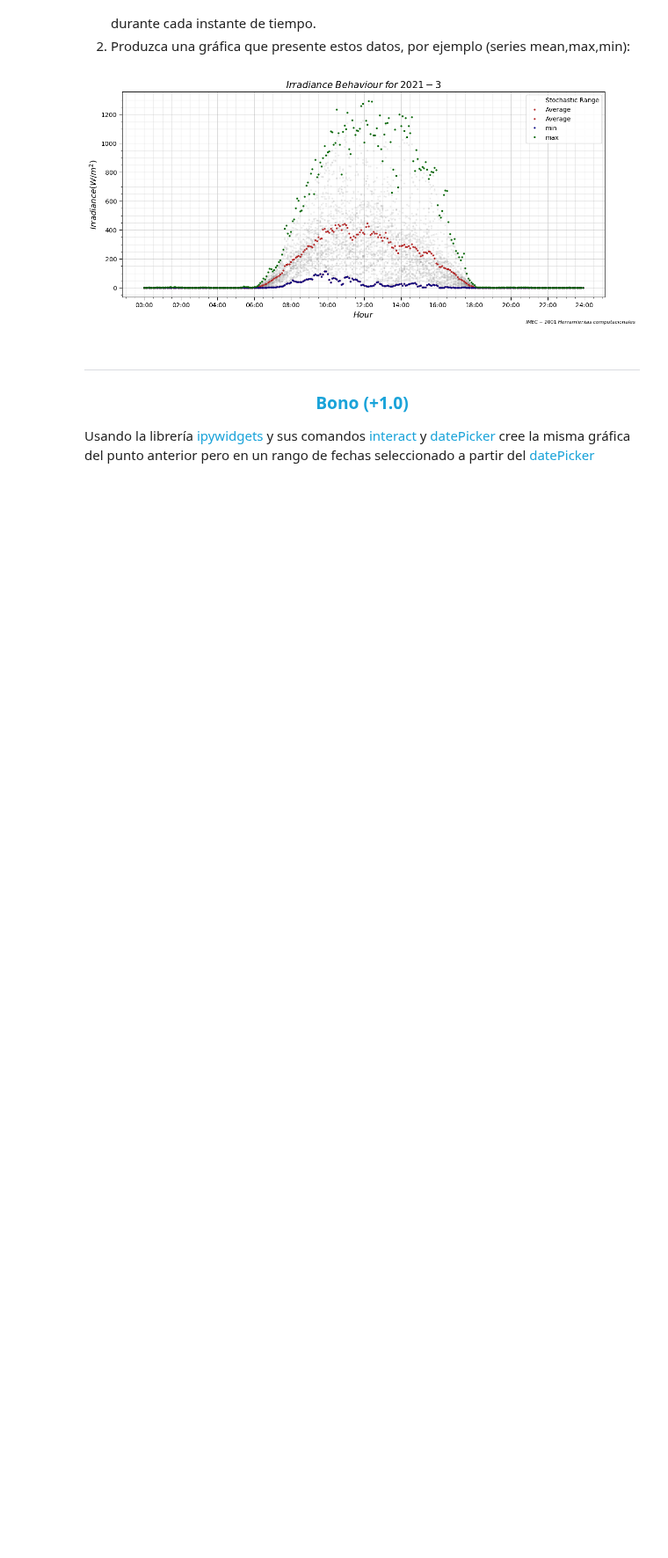
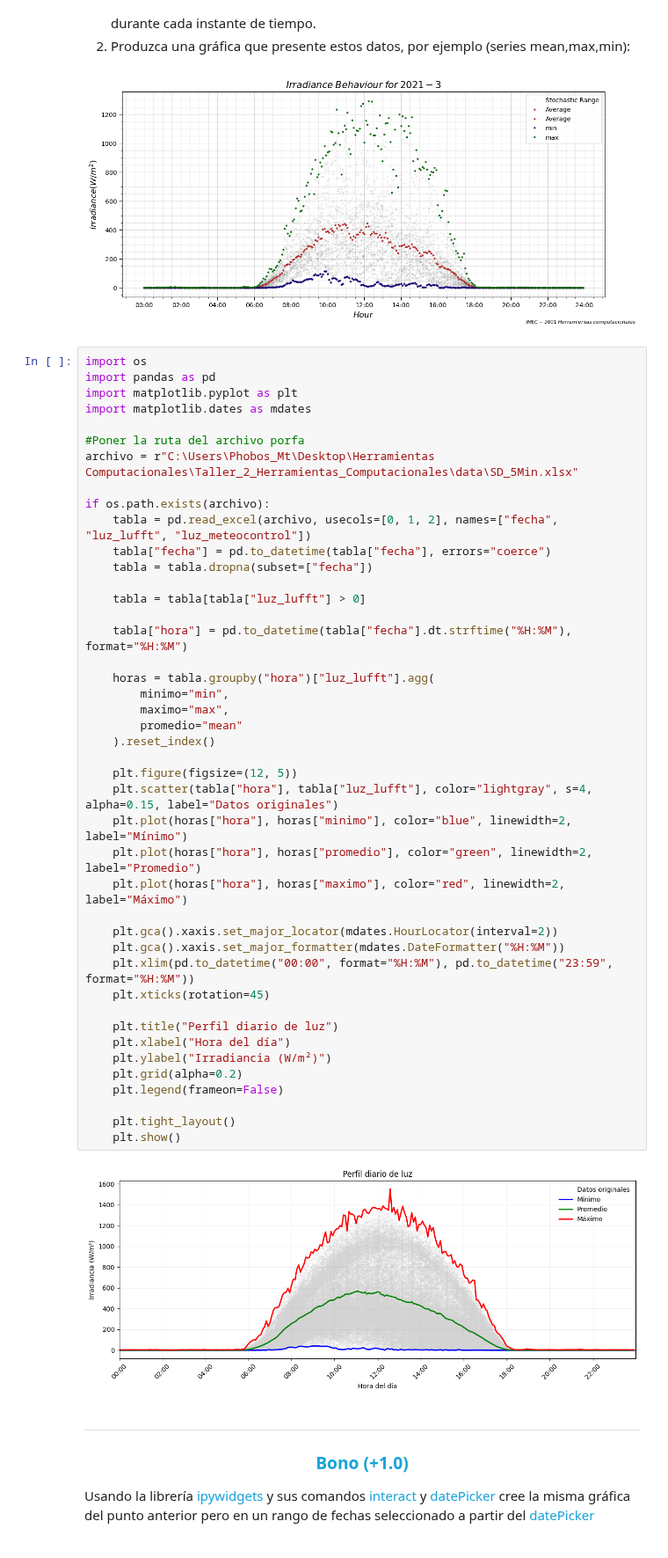
Before and after one commit to Juanvalencia112/Taller1_Herramientas_computacionales, a Jupyter notebook: taller2_herramientas/Taller 2. Herramientas.ipynb, the cells around one changed output. Shown at 88% size. Cells and saved outputs as stored; diff of their text form; blank space fills up the shorter version.

```diff
--- a/taller2_herramientas/Taller 2. Herramientas.ipynb
+++ b/taller2_herramientas/Taller 2. Herramientas.ipynb
@@ -104,6 +104,51 @@ En la carpeta data se dispone el archivo <font color="#1AA3D9">SD_5Min.xlsx</fon
 2. Produzca una gráfica que presente estos datos, por ejemplo (series mean,max,min):
 
 # <center> ![image-2.png](attachment:image-2.png)
+# %%
+import os
+import pandas as pd
+import matplotlib.pyplot as plt
+import matplotlib.dates as mdates
+
+#Poner la ruta del archivo porfa
+archivo = r"C:\Users\Phobos_Mt\Desktop\Herramientas Computacionales\Taller_2_Herramientas_Computacionales\data\SD_5Min.xlsx"
+
+if os.path.exists(archivo):
+    tabla = pd.read_excel(archivo, usecols=[0, 1, 2], names=["fecha", "luz_lufft", "luz_meteocontrol"])
+    tabla["fecha"] = pd.to_datetime(tabla["fecha"], errors="coerce")
+    tabla = tabla.dropna(subset=["fecha"])
+
+    tabla = tabla[tabla["luz_lufft"] > 0]
+
+    tabla["hora"] = pd.to_datetime(tabla["fecha"].dt.strftime("%H:%M"), format="%H:%M")
+
+    horas = tabla.groupby("hora")["luz_lufft"].agg(
+        minimo="min",
+        maximo="max",
+        promedio="mean"
+    ).reset_index()
+
+    plt.figure(figsize=(12, 5))
+    plt.scatter(tabla["hora"], tabla["luz_lufft"], color="lightgray", s=4, alpha=0.15, label="Datos originales")
+    plt.plot(horas["hora"], horas["minimo"], color="blue", linewidth=2, label="Mínimo")
+    plt.plot(horas["hora"], horas["promedio"], color="green", linewidth=2, label="Promedio")
+    plt.plot(horas["hora"], horas["maximo"], color="red", linewidth=2, label="Máximo")
+
+    plt.gca().xaxis.set_major_locator(mdates.HourLocator(interval=2))
+    plt.gca().xaxis.set_major_formatter(mdates.DateFormatter("%H:%M"))
+    plt.xlim(pd.to_datetime("00:00", format="%H:%M"), pd.to_datetime("23:59", format="%H:%M"))
+    plt.xticks(rotation=45)
+
+    plt.title("Perfil diario de luz")
+    plt.xlabel("Hora del día")
+    plt.ylabel("Irradiancia (W/m²)")
+    plt.grid(alpha=0.2)
+    plt.legend(frameon=False)
+
+    plt.tight_layout()
+    plt.show()
+# %% [output]
+[figure, added]
 # %% [markdown]
 ___
 ### <span style="color: #1AA3D9"><center> Bono (+1.0)
```
